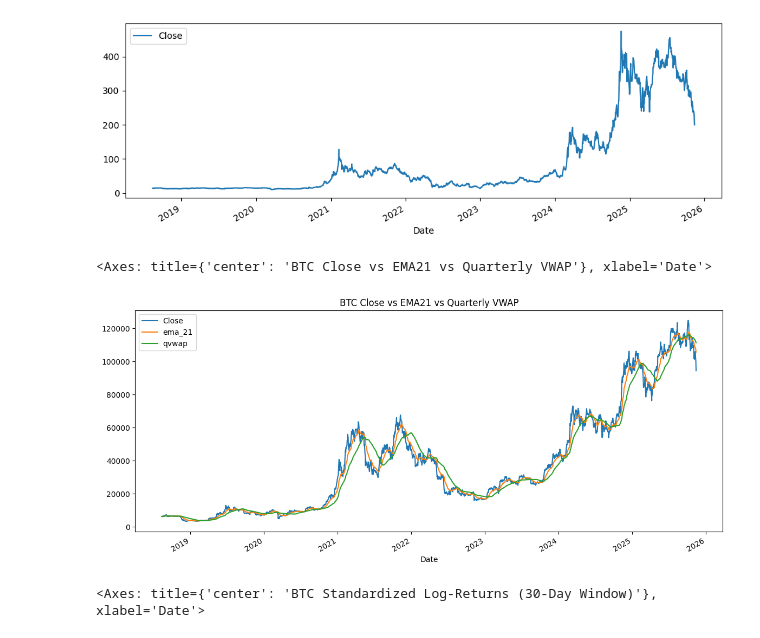
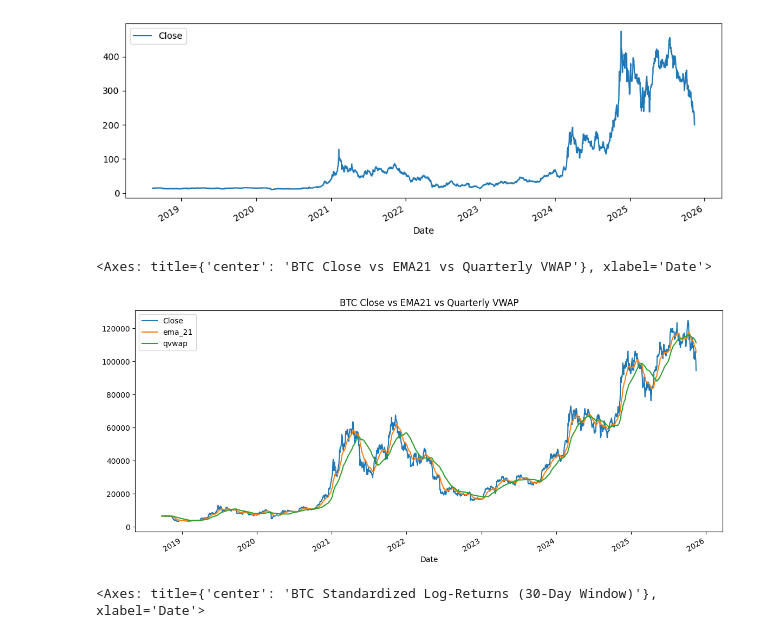
Before and after one commit to spxrq/mstr-bullcall-spread-strategy, a Jupyter notebook: notebooks/01_explore_btc_mstr.ipynb, the cells around one changed output. Cells and saved outputs as stored; diff of their text form; code cells hidden in the pictures.

```diff
--- a/notebooks/01_explore_btc_mstr.ipynb
+++ b/notebooks/01_explore_btc_mstr.ipynb
@@ -78,29 +78,30 @@ memory usage: 85.6 KB
 # %%
 # Bitcoin
 btc["log_ret"] = np.log(btc["Close"]).diff()
 
 # EMA 21
 btc["ema_21"] = btc["Close"].ewm(span=21).mean()
 
 # Quarterly VWAP
 btc["qvwap"] = (
     (btc["Close"] * btc["Volume"]).rolling("90D").sum()
     / btc["Volume"].rolling("90D").sum()
 )
 
 # Standarized log return
 window=30
 rolling_mean = btc["log_ret"].rolling(window).mean()
 rolling_std = btc["log_ret"].rolling(window).std()
 btc["z_log_ret"] = (btc["log_ret"]-rolling_mean)/rolling_std
+btc.dropna(inplace=True)
 
 btc[["Close", "ema_21", "qvwap"]].plot(
     figsize=(14,6),
     title="BTC Close vs EMA21 vs Quarterly VWAP"
 )
 # %% [output]
 <Axes: title={'center': 'BTC Close vs EMA21 vs Quarterly VWAP'}, xlabel='Date'>
-[figure, old version]
+[figure, new version]
 # %%
 btc["z_log_ret"].plot(
     figsize=(14,6),
```
Also changed, not shown: parts of 11 cells of this notebook, 1 other file.
